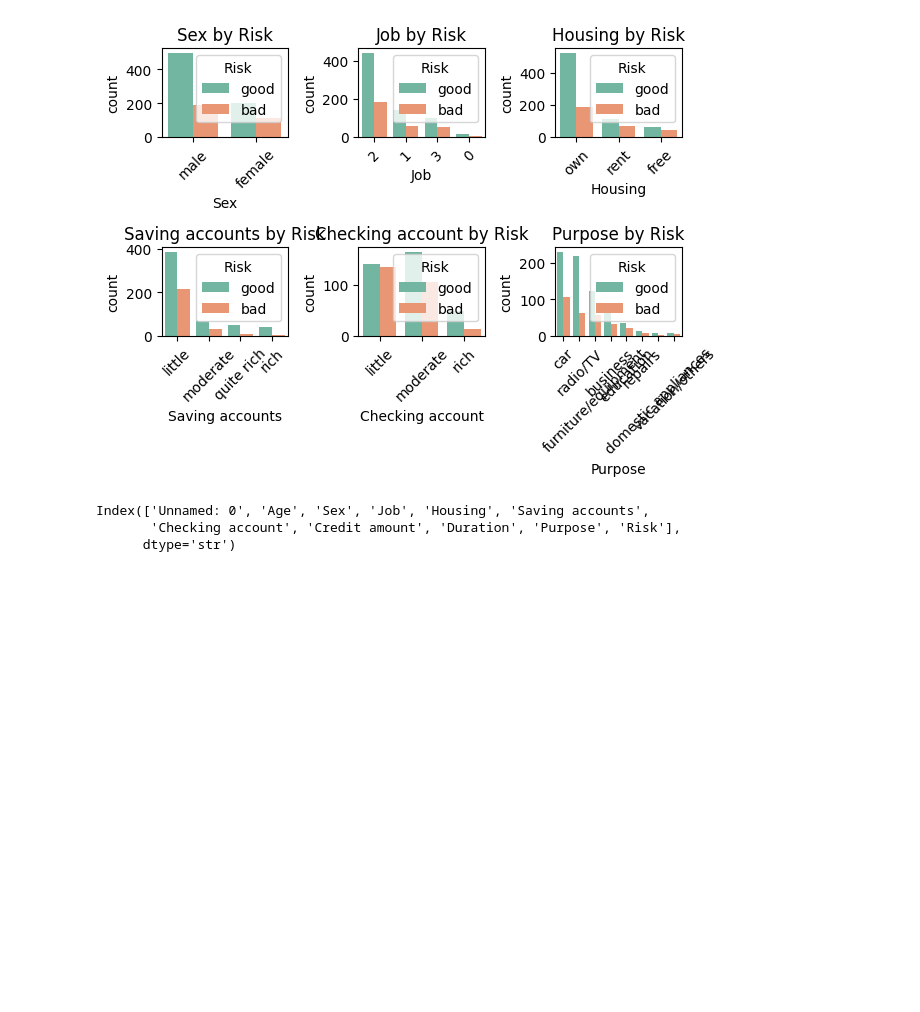
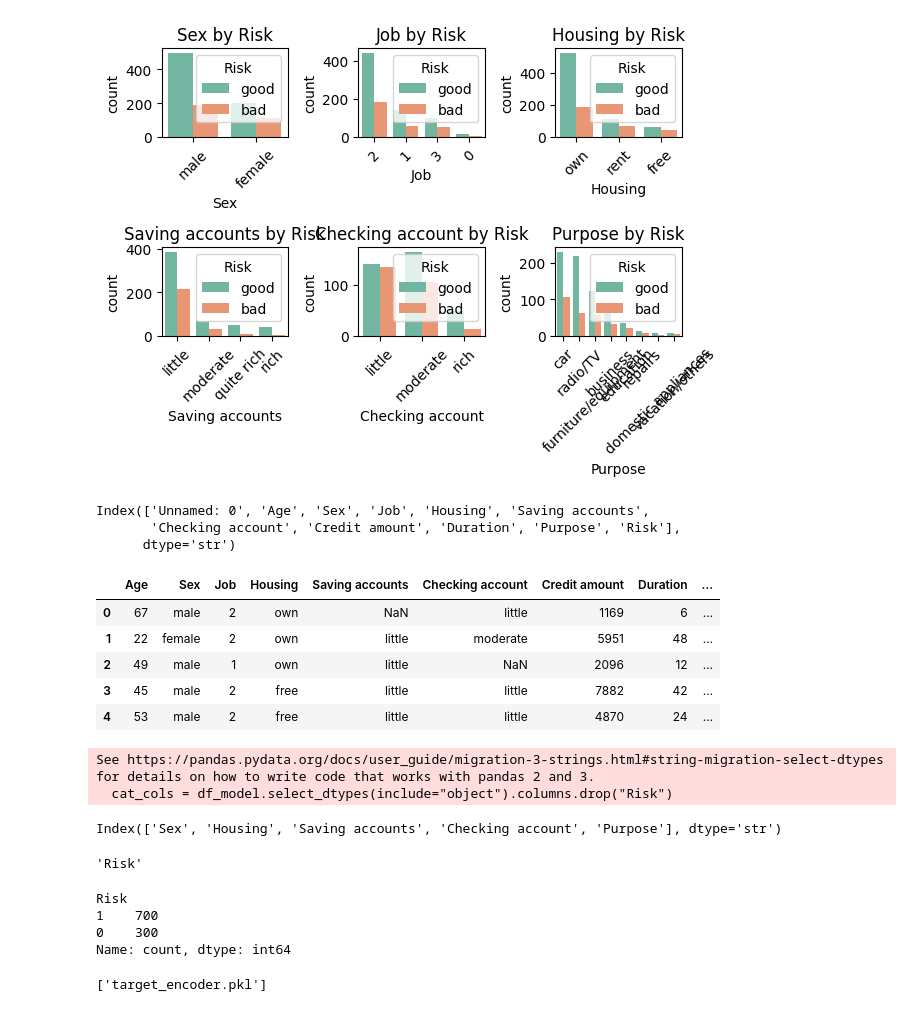
Before and after one commit to vemulabhavitha1805-rgb/Credit-Risk-Modelling-, a Jupyter notebook: analysis_model.ipynb, the cells around one changed output. Drawn from its saved outputs; the diff is of its cells as text; code cells hidden in the pictures; blank space fills up the shorter version.

```diff
--- a/analysis_model.ipynb
+++ b/analysis_model.ipynb
@@ -286,3 +286,14 @@ Index(['Unnamed: 0', 'Age', 'Sex', 'Job', 'Housing', 'Saving accounts',
 features=["Age","Sex","Job","Housing","Saving accounts","Checking account","Credit amount","Duration","Purpose"]
 # %%
 target="Risk"
+# %%
+df_model=df[features+[target]].copy()
+# %%
+df_model.head()
+# %% [output]
+|  | Age | Sex | Job | Housing | Saving accounts | Checking account | Credit amount | Duration | ... |
+| 0 | 67 | male | 2 | own | NaN | little | 1169 | 6 | ... |
+| 1 | 22 | female | 2 | own | little | moderate | 5951 | 48 | ... |
+| 2 | 49 | male | 1 | own | little | NaN | 2096 | 12 | ... |
+| 3 | 45 | male | 2 | free | little | little | 7882 | 42 | ... |
+| 4 | 53 | male | 2 | free | little | little | 4870 | 24 | ... |
@@ -288,0 +303,5 @@ target="Risk"
+# %%
+cat_cols = df_model.select_dtypes(include="object").columns.drop("Risk")
+# %% [output]
+See https://pandas.pydata.org/docs/user_guide/migration-3-strings.html#string-migration-select-dtypes for details on how to write code that works with pandas 2 and 3.
+  cat_cols = df_model.select_dtypes(include="object").columns.drop("Risk")
@@ -288,0 +310,4 @@ target="Risk"
+# %%
+cat_cols
+# %% [output]
+Index(['Sex', 'Housing', 'Saving accounts', 'Checking account', 'Purpose'], dtype='str')
@@ -288,0 +322,4 @@ target="Risk"
+# %%
+target
+# %% [output]
+'Risk'
@@ -288,0 +328,11 @@ target="Risk"
+# %%
+df_model[target].value_counts()
+# %% [output]
+Risk
+1    700
+0    300
+Name: count, dtype: int64
+# %%
+joblib.dump(le_target,"target_encoder.pkl")
+# %% [output]
+['target_encoder.pkl']
```
Also changed, not shown: parts of 14 cells of this notebook.
